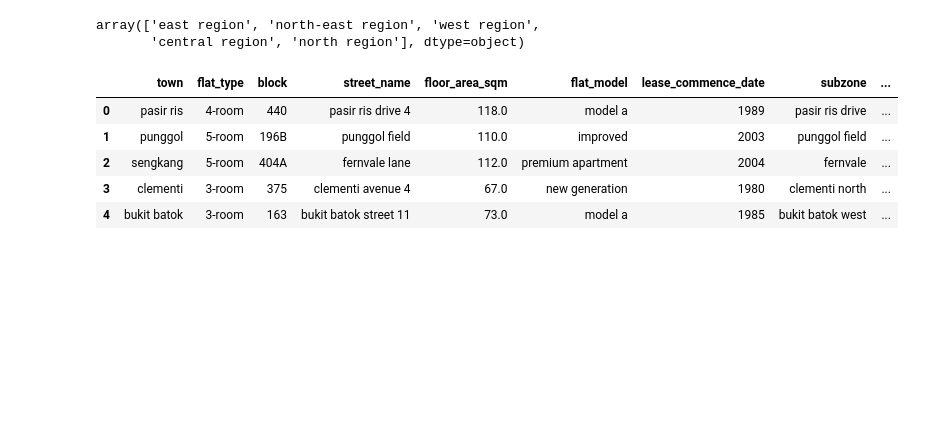
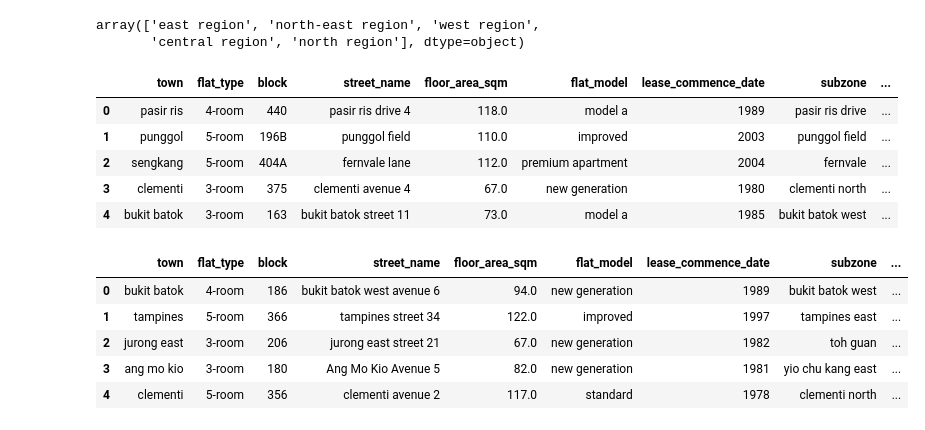
Before and after one commit to dheeraj-sn/hdb_resale_price_prediction, a Jupyter notebook: EDA and Pre-processing.ipynb, the cells around one changed output. Cells and saved outputs as stored; diff of their text form; code cells hidden in the pictures; blank space fills up the shorter version.

```diff
--- a/EDA and Pre-processing.ipynb
+++ b/EDA and Pre-processing.ipynb
@@ -294,6 +297,8 @@ def get_storey(x):
             # print("Changes storey_range 01 to 03 to 2")
 train_df['storey'] = train_df['storey_range'].apply(lambda x: get_storey(x))
 train_df = train_df.drop('storey_range',1)
+test_df['storey'] = test_df['storey_range'].apply(lambda x: get_storey(x))
+test_df = test_df.drop('storey_range',1)
 # %%
 train_df.groupby(['storey']).median()
 # %% [output]
@@ -374,6 +379,7 @@ train_df["eco_category"].unique()
 array(['uncategorized'], dtype=object)
 # %%
 train_df = train_df.drop('eco_category',1)
+test_df = test_df.drop('eco_category',1)
 # %% [markdown]
 ### lease_commence_date column
 # %%
@@ -421,3 +427,10 @@ print("Dropped Column longitude")
 Clubbed latitude and longitude together (latitude,longitude)
 Dropped Column latitude
 Dropped Column longitude
+# %%
+test_df["lat_long"] = list(zip(test_df.latitude, test_df.longitude))
+print("Clubbed latitude and longitude together (latitude,longitude)")
+test_df = test_df.drop('latitude',1)
+print("Dropped Column latitude")
+test_df = test_df.drop('longitude',1)
+print("Dropped Column longitude")
@@ -429,6 +446,7 @@ train_df["elevation"].unique()
 array([0], dtype=uint8)
 # %%
 train_df = train_df.drop('elevation',1)
+test_df = test_df.drop('elevation',1)
 # %% [markdown]
 ### subzone column // check this from previous notebook
 # %%
@@ -485,4 +503,13 @@ train_df.head()
 | 2 | sengkang | 5-room | 404A | fernvale lane | 112.0 | premium apartment | 2004 | fernvale | ... |
 | 3 | clementi | 3-room | 375 | clementi avenue 4 | 67.0 | new generation | 1980 | clementi north | ... |
 | 4 | bukit batok | 3-room | 163 | bukit batok street 11 | 73.0 | model a | 1985 | bukit batok west | ... |
+# %%
+test_df.head()
+# %% [output]
+|  | town | flat_type | block | street_name | floor_area_sqm | flat_model | lease_commence_date | subzone | ... |
+| 0 | bukit batok | 4-room | 186 | bukit batok west avenue 6 | 94.0 | new generation | 1989 | bukit batok west | ... |
+| 1 | tampines | 5-room | 366 | tampines street 34 | 122.0 | improved | 1997 | tampines east | ... |
+| 2 | jurong east | 3-room | 206 | jurong east street 21 | 67.0 | new generation | 1982 | toh guan | ... |
+| 3 | ang mo kio | 3-room | 180 | Ang Mo Kio Avenue 5 | 82.0 | new generation | 1981 | yio chu kang east | ... |
+| 4 | clementi | 5-room | 356 | clementi avenue 2 | 117.0 | standard | 1978 | clementi north | ... |
 # %%
```
Also changed, not shown: parts of 6 cells of this notebook.
